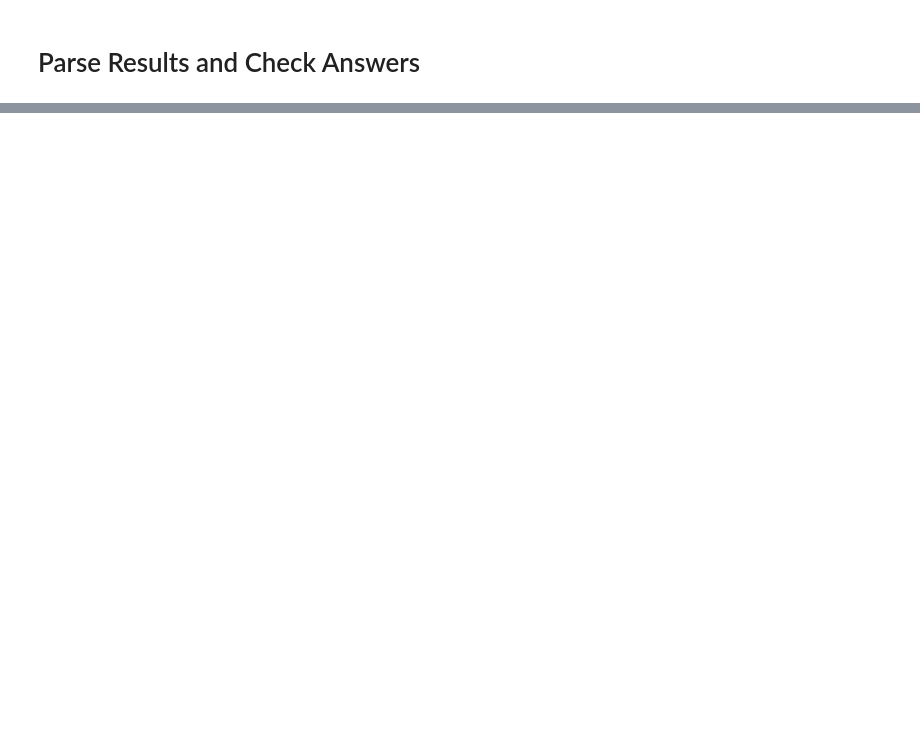
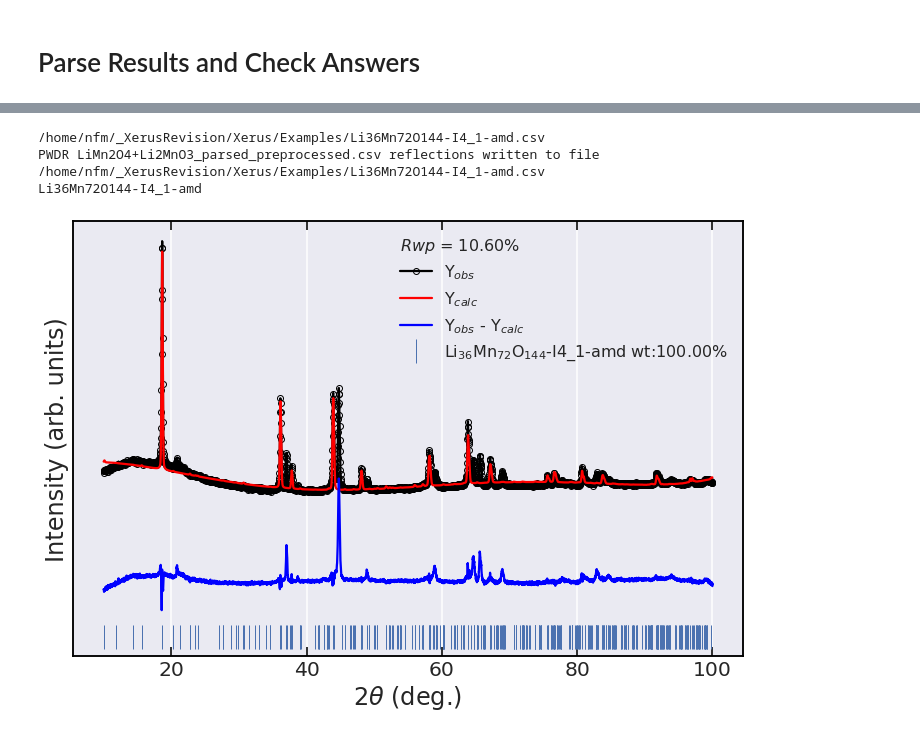
Before and after one commit to pedrobcst/Xerus, a Jupyter notebook: Examples/Benchmark_AutoXRD.ipynb, the cells around one changed output, grey strips where cells are left out. Drawn from its saved outputs; the diff is of its cells as text; code cells hidden in the pictures; blank space fills up the shorter version.

```diff
--- a/Examples/Benchmark_AutoXRD.ipynb
+++ b/Examples/Benchmark_AutoXRD.ipynb
@@ -251,0 +309,3 @@ auto_benchmark.sort_values(by="number_of_phases", ascending=False)
+# %%
+missclass_2 = results_auto['LiMn2O4+Li2MnO3_parsed.csv'] # Get the benchmark result
+missclass_2.results.loc[:, ['name', 'spacegroup', 'rwp', 'id']] # Investigate the top 3 results
@@ -251,0 +323,8 @@ auto_benchmark.sort_values(by="number_of_phases", ascending=False)
+# %%
+# First 0
+missclass_2.plot_result(0, 'matplotlib', ?)
+# %% [output]
+/home/nfm/_XerusRevision/Xerus/Examples/Li36Mn72O144-I4_1-amd.csv
+PWDR LiMn2O4+Li2MnO3_parsed_preprocessed.csv reflections written to file /home/nfm/_XerusRevision/Xerus/Examples/Li36Mn72O144-I4_1-amd.csv
+Li36Mn72O144-I4_1-amd
+[figure, added]
```
Also changed, not shown: parts of 21 cells of this notebook, 10 other files.
